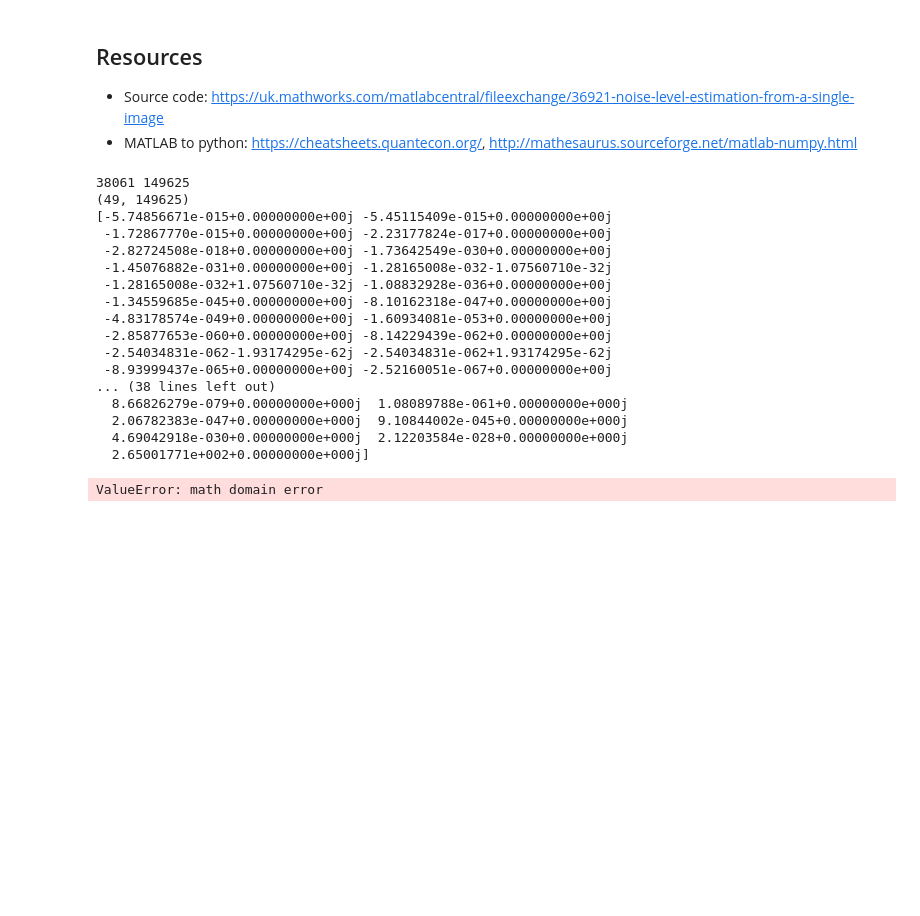
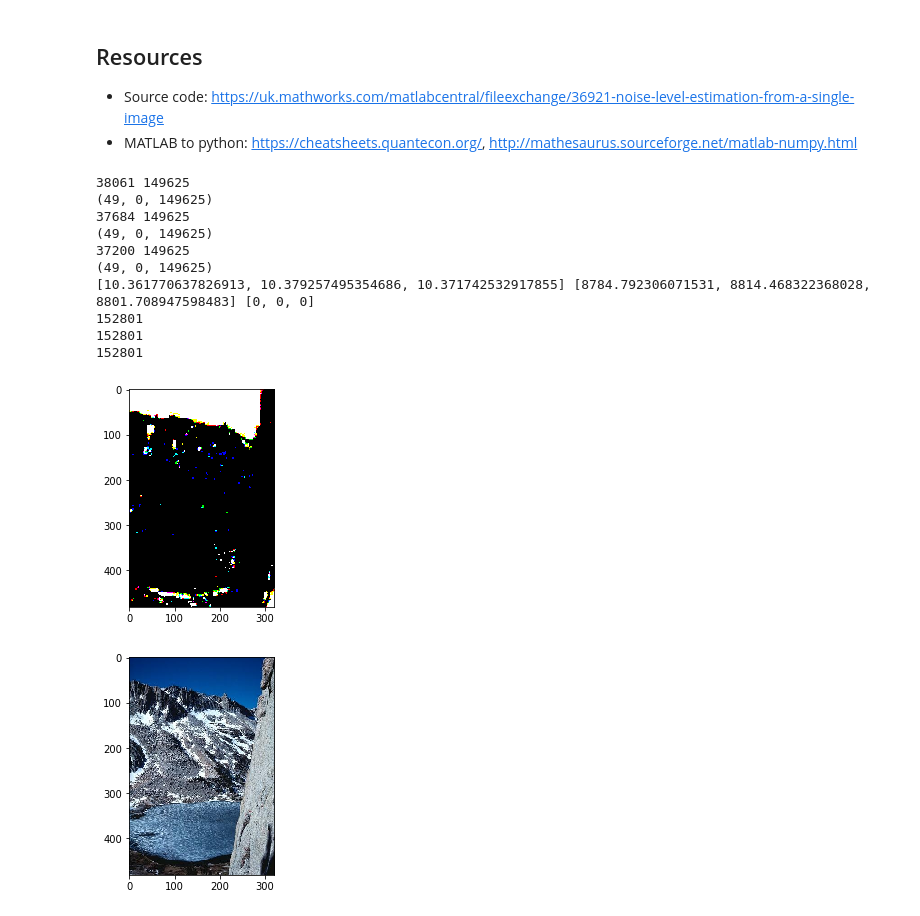
Before and after one commit to fortythreesam/FourthYearProject, a Jupyter notebook: Weak Texture Patches .ipynb, the cells around one changed output. Saved outputs shown, nothing was run; the diff lists cells and outputs as text; code cells hidden in the pictures; blank space fills up the shorter version.

Commit message:
Finished noise estimator and texture patch generator

```diff
--- a/Weak Texture Patches .ipynb
+++ b/Weak Texture Patches .ipynb
@@ -100,7 +100,7 @@ def NoiseLevel(img, patchsize = 7, decim = 0, conf = None, itr = 3):
             p = [1 if pp < tau else 0 for pp in Xtr]
             print(numpy.array(p).sum(),len(p))
             Xtr = Xtr.take(p)
-            X = X.take(p,axis=1)
+            X = X[:,p==1]
             print(X.shape)
 
             # noise level estimation
@@ -179,30 +179,25 @@ test_image = cv.imread('images/167083.jpg')
 test_image = test_image[:,:,::-1]
 # %%
 nlevel, th, num = NoiseLevel(test_image)
-msk = weak_texture_mask(test_image, [0.2696, 0.2806, 0.2538],3)
+print(nlevel, th, num)
+msk = weak_texture_mask(test_image, nlevel,3)
 plt.imshow(msk)
 plt.show()
 plt.imshow(test_image)
 plt.show()
 # %% [output]
 38061 149625
-(49, 149625)
-[-5.74856671e-015+0.00000000e+00j -5.45115409e-015+0.00000000e+00j
- -1.72867770e-015+0.00000000e+00j -2.23177824e-017+0.00000000e+00j
- -2.82724508e-018+0.00000000e+00j -1.73642549e-030+0.00000000e+00j
- -1.45076882e-031+0.00000000e+00j -1.28165008e-032-1.07560710e-32j
- -1.28165008e-032+1.07560710e-32j -1.08832928e-036+0.00000000e+00j
- -1.34559685e-045+0.00000000e+00j -8.10162318e-047+0.00000000e+00j
- -4.83178574e-049+0.00000000e+00j -1.60934081e-053+0.00000000e+00j
- -2.85877653e-060+0.00000000e+00j -8.14229439e-062+0.00000000e+00j
- -2.54034831e-062-1.93174295e-62j -2.54034831e-062+1.93174295e-62j
- -8.93999437e-065+0.00000000e+00j -2.52160051e-067+0.00000000e+00j
-... (38 lines left out)
-  8.66826279e-079+0.00000000e+000j  1.08089788e-061+0.00000000e+000j
-  2.06782383e-047+0.00000000e+000j  9.10844002e-045+0.00000000e+000j
-  4.69042918e-030+0.00000000e+000j  2.12203584e-028+0.00000000e+000j
-  2.65001771e+002+0.00000000e+000j]
+(49, 0, 149625)
+37684 149625
+(49, 0, 149625)
+37200 149625
+(49, 0, 149625)
+[10.361770637826913, 10.379257495354686, 10.371742532917855] [8784.792306071531, 8814.468322368028, 8801.708947598483] [0, 0, 0]
+152801
+152801
+152801
-ValueError: math domain error
+[figure, added]
+[figure, added]
 # %%
 def add_gaussian_noise(img):
     m = (0,0,0)
```
Also changed, not shown: parts of 1 cell of this notebook.
